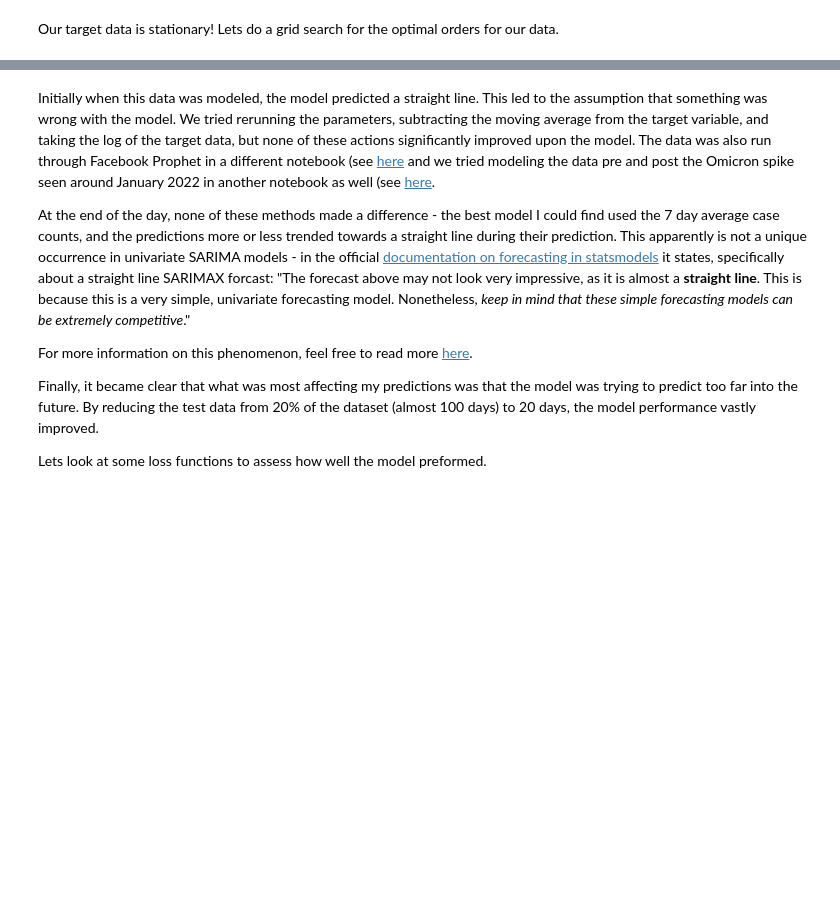
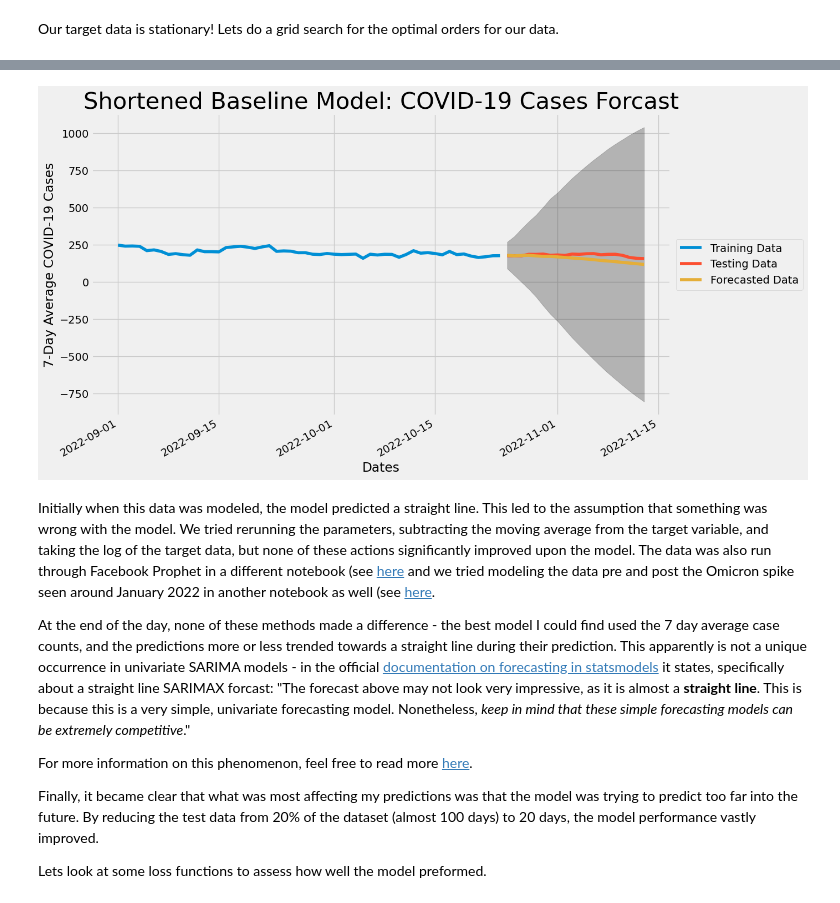
Before and after one commit to sanderlin2013/Predicting-COVID-19-in-Philly, a Jupyter notebook: final_notebook.ipynb, the cells around one changed output, grey strips where cells are left out. Drawn from its saved outputs; the diff is of its cells as text; code cells hidden in the pictures; blank space fills up the shorter version.

```diff
--- a/final_notebook.ipynb
+++ b/final_notebook.ipynb
@@ -293,6 +544,8 @@ plot_model(y_train, y_test, output_forcast, "7-Day Average COVID-19 Cases Forcas
 # %%
-plot_model(y_train, y_test, output_forcast, "7-Day Average COVID-19 Cases Forcast",
+plot_model(y_train, y_test, output_forcast, "Shortened Baseline Model: COVID-19 Cases Forcast",
            '7-Day Average COVID-19 Cases', conf_interval=output_conf, cutoff_date='2022-09-01')
+# %% [output]
+[figure, added]
 # %% [markdown]
 Initially when this data was modeled, the model predicted a straight line. This led to the assumption that something was wrong with the model. We tried rerunning the parameters, subtracting the moving average from the target variable, and taking the log of the target data, but none of these actions significantly improved upon the model. The data was also run through Facebook Prophet in a different notebook (see [here](https://github.com/sanderlin2013/Predicting-COVID-19-in-PA/blob/main/alt-notebook_prophet.ipynb) and we tried modeling the data pre and post the Omicron spike seen around January 2022 in another notebook as well (see [here](https://github.com/sanderlin2013/Predicting-COVID-19-in-PA/blob/main/alt_notebook_remove_omicron.ipynb).
 
```
Also changed, not shown: parts of 48 cells of this notebook.
